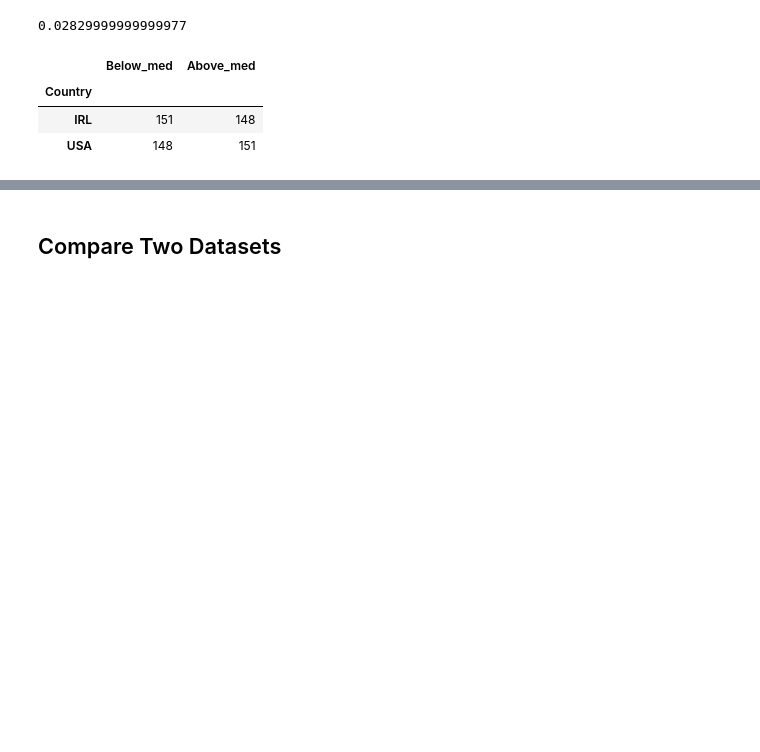
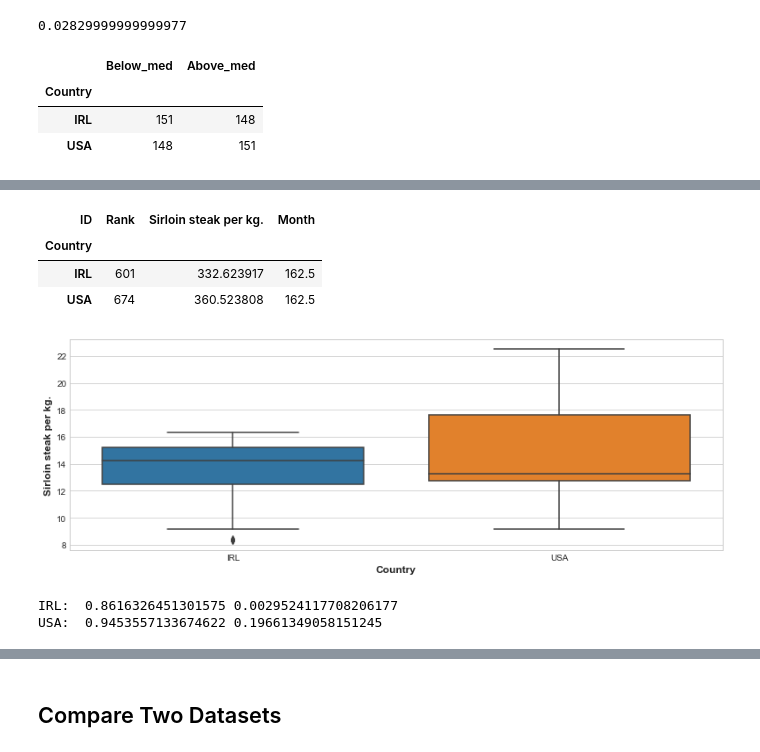
Before and after one commit to ZdenkoCCT/CA2Git, a Jupyter notebook: Cleaned data-Statistics.ipynb, the cells around one changed output, grey strips where cells are left out. Drawn from its saved outputs; the diff is of its cells as text; code cells hidden in the pictures; blank space fills up the shorter version.

```diff
--- a/Cleaned data-Statistics.ipynb
+++ b/Cleaned data-Statistics.ipynb
@@ -662,0 +680,8 @@ df_diff.groupby('Country')['difference'].apply(lambda x : pd.Series(x>overall_me
+# %%
+df_usa_year['Country']='USA'
+df_irl_year['Country']='IRL'
+#get 'Sirloin steak per kg.' columns from df_usa_year and df_year_year into one DataFrame
+df_MannWT=df_usa_year.append(df_irl_year).sort_values('Sirloin steak per kg.')
+#add ranks to each observation
+df_MannWT.insert(0, 'Rank', range(1, 1 + len(df_MannWT)))
+df_MannWT.head()
@@ -662,0 +696,26 @@ df_diff.groupby('Country')['difference'].apply(lambda x : pd.Series(x>overall_me
+# %%
+df_MannWT.groupby('Country').sum()
+# %% [output]
+| ID | Rank | Sirloin steak per kg. | Month |
+| Country |  |  |  |
+| IRL | 601 | 332.623917 | 162.5 |
+| USA | 674 | 360.523808 | 162.5 |
+# %%
+#use boxplot to check how data is spread
+import matplotlib.pyplot as plt
+sns.boxplot(x=df_MannWT.Country, y=df_MannWT['Sirloin steak per kg.'])
+plt.show()
+# %% [output]
+[figure, added]
+# %%
+import scipy.stats as stats
+#Check data distributions using Shapiro-Wilk test
+w, pvalue = stats.shapiro(df_irl_year['Sirloin steak per kg.'])
+print('IRL: ',w, pvalue)
+
+w, pvalue = stats.shapiro(df_usa_year['Sirloin steak per kg.'])
+print('USA: ',w, pvalue)
+#data distribution is not the same
+# %% [output]
+IRL:  0.8616326451301575 0.0029524117708206177
+USA:  0.9453557133674622 0.19661349058151245
```
Also changed, not shown: parts of 28 cells of this notebook, 1 other file.
